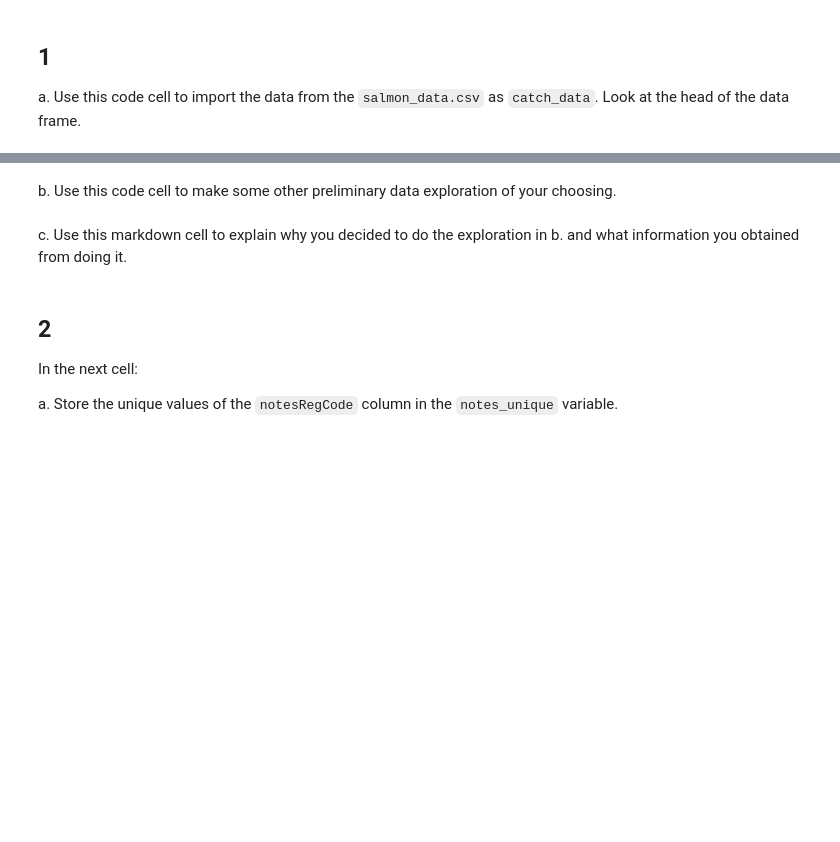
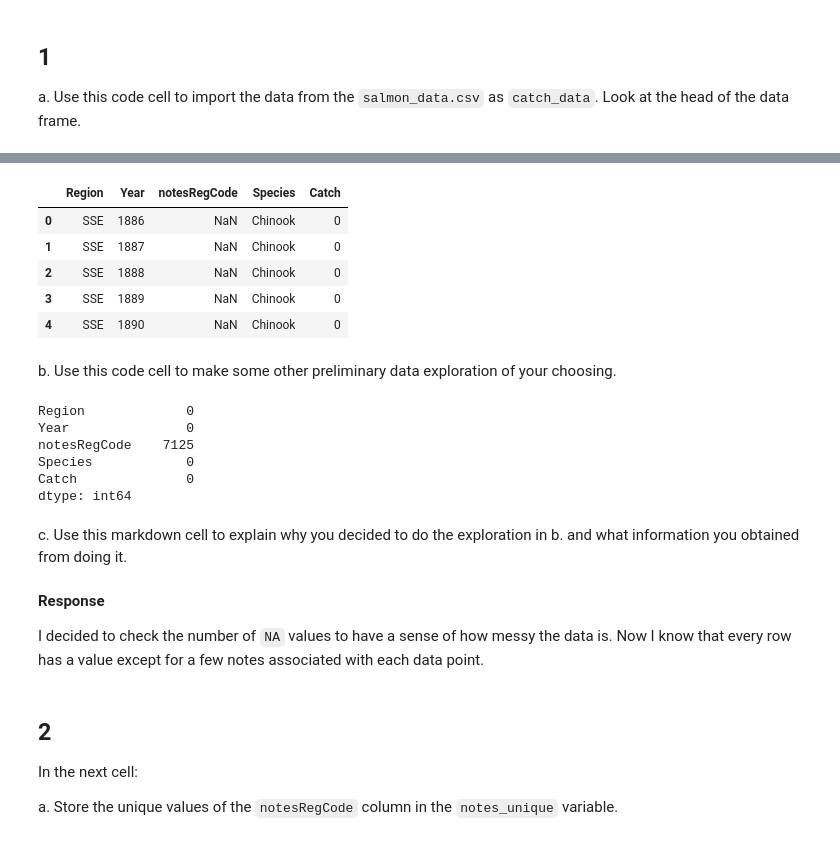
Before and after one commit to kloo49/eds220-hwk2-kloo, a Jupyter notebook: task2/hwk2-task2-salmon.ipynb, the cells around one changed output, grey strips where cells are left out. Saved outputs shown, nothing was run; the diff lists cells and outputs as text; code cells hidden in the pictures; blank space fills up the shorter version.

```diff
--- a/task2/hwk2-task2-salmon.ipynb
+++ b/task2/hwk2-task2-salmon.ipynb
@@ -64,3 +59,17 @@ catch_data = ...
+# %%
+# a.
+import pandas as pd
+import numpy as np
+
+catch_data = pd.read_csv('data/salmon_data.csv')
+catch_data.head()
+# %% [output]
+|  | Region | Year | notesRegCode | Species | Catch |
+| 0 | SSE | 1886 | NaN | Chinook | 0 |
+| 1 | SSE | 1887 | NaN | Chinook | 0 |
+| 2 | SSE | 1888 | NaN | Chinook | 0 |
+| 3 | SSE | 1889 | NaN | Chinook | 0 |
+| 4 | SSE | 1890 | NaN | Chinook | 0 |
 # %% [markdown]
 <!-- END QUESTION -->
 
@@ -69,12 +78,24 @@ catch_data = ...
 b. Use this code cell to make some other preliminary data exploration of your choosing.
 # %%
 # b.
+catch_data.isna().sum()
+# %% [output]
+Region             0
+Year               0
+notesRegCode    7125
+Species            0
+Catch              0
+dtype: int64
 # %% [markdown]
 <!-- END QUESTION -->
 
 <!-- BEGIN QUESTION -->
 
 c. Use this markdown cell to explain why you decided to do the exploration in b. and what information you obtained from doing it.
+# %% [markdown]
+**Response**
+
+I decided to check the number of `NA` values to have a sense of how messy the data is. Now I know that every row has a value except for a few notes associated with each data point.
 # %% [markdown]
 <!-- END QUESTION -->
 
```
Also changed, not shown: parts of 22 cells of this notebook.
